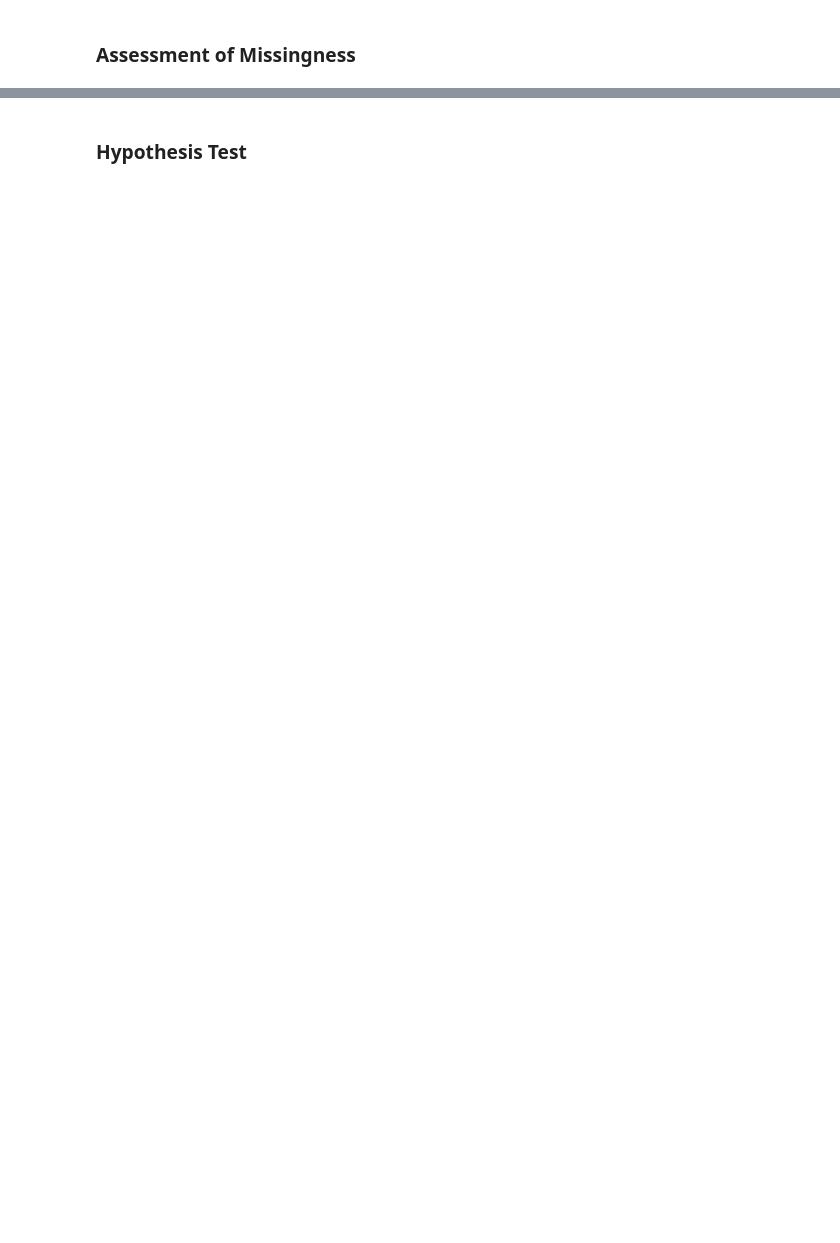
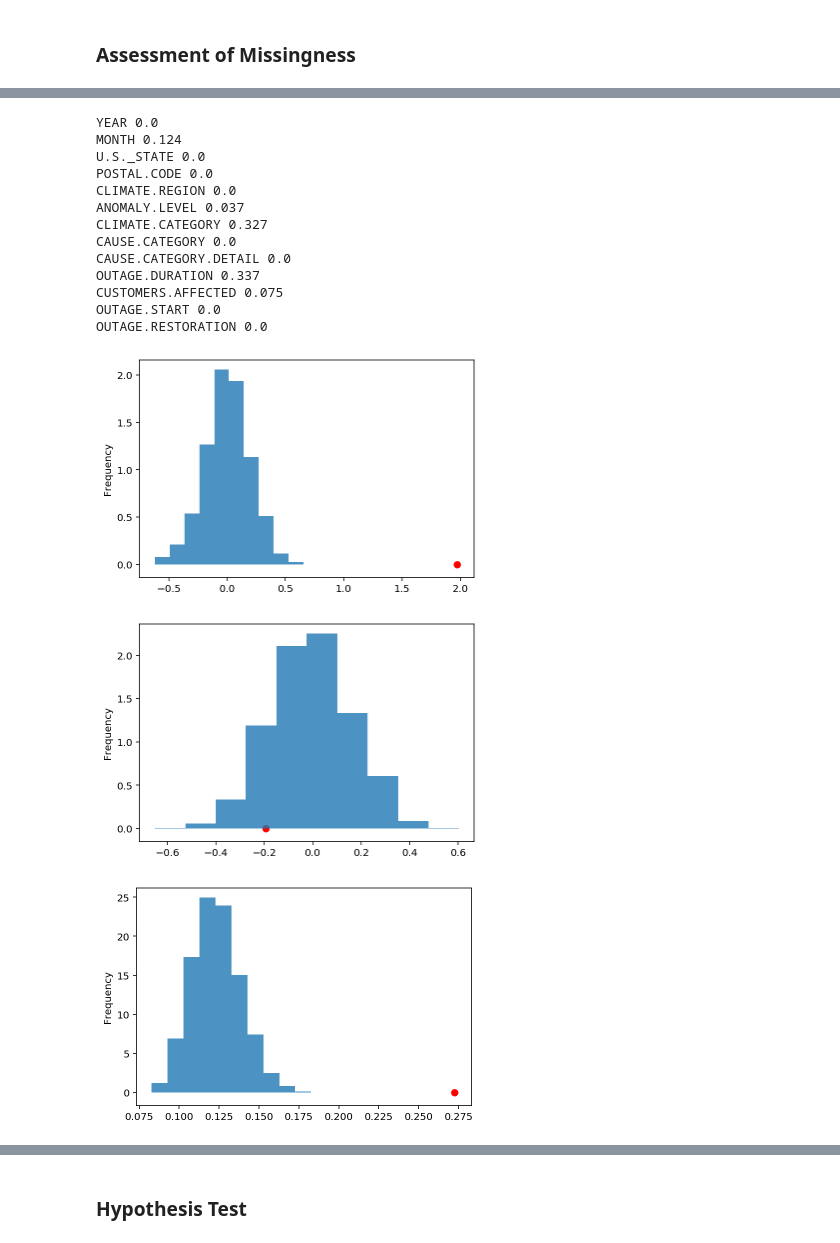
Before and after one commit to AECassAWei/dsc80-wi20, a Jupyter notebook: projects/project03/outages.ipynb, the cells around one changed output, grey strips where cells are left out. Cells and saved outputs as stored; diff of their text form; code cells hidden in the pictures; blank space fills up the shorter version.

```diff
--- a/projects/project03/outages.ipynb
+++ b/projects/project03/outages.ipynb
@@ -91,0 +182,51 @@ outage.head()
+# %%
+# Missingness of Demand Loss
+demand_miss = outage.assign(DEMAND_IS_NULL=outage['DEMAND.LOSS.MW'].isnull())
+cols = outage.columns.drop(['OBS','DEMAND.LOSS.MW']) # Columns to check
+N = 1000 # Number of Trials
+for i in range(len(cols)): # Check missingness
+    col = cols[i] # Get the columns
+
+    # Different cols have different functions
+    if demand_miss[col].dtype == int or demand_miss[col].dtype == float: # Number type
+        func = util.diff_in_means # Difference in means
+        stats, obs = (util.permutation_test(demand_miss, # Perform permutation test
+                                        col, 'DEMAND_IS_NULL', # Dep col, check col
+                                        func, N)) # Function, trials
+        print(col, np.min([np.count_nonzero(np.array(stats) <= obs) / N,
+                     np.count_nonzero(np.array(stats) >= obs) / N])) # P-value
+
+    elif demand_miss[col].dtype == object: # String Type
+        func = util.tvd # Total Variation Distance
+        stats, obs = (util.permutation_test(demand_miss, # Perform permutation test
+                                        col, 'DEMAND_IS_NULL', # Dep col, check col
+                                        func, N)) # Function, trials
+        print(col, np.count_nonzero(np.array(stats) >= obs) / N) # P-value
+
+    else: # Datetime continuous category type
+        func = util.ks # KS statistic
+        stats, obs = (util.permutation_test(demand_miss, # Perform permutation test
+                                        col, 'DEMAND_IS_NULL', # Dep col, check col
+                                        func, N)) # Function, trials
+        print(col, np.count_nonzero(np.array(stats) >= obs) / N) # P-value
+
+    util.plot_distribution(stats, obs, i)
+    # print(np.count_nonzero(np.array(stats) compare obs) / 1000) # P-value
+    # util.plot_distribution(stats, obs, i)
+# %% [output]
+YEAR 0.0
+MONTH 0.124
+U.S._STATE 0.0
+POSTAL.CODE 0.0
+CLIMATE.REGION 0.0
+ANOMALY.LEVEL 0.037
+CLIMATE.CATEGORY 0.327
+CAUSE.CATEGORY 0.0
+CAUSE.CATEGORY.DETAIL 0.0
+OUTAGE.DURATION 0.337
+CUSTOMERS.AFFECTED 0.075
+OUTAGE.START 0.0
+OUTAGE.RESTORATION 0.0
+[figure, added]
+[figure, added]
+[figure, added]
```
Also changed, not shown: parts of 12 cells of this notebook, 3 other files.
